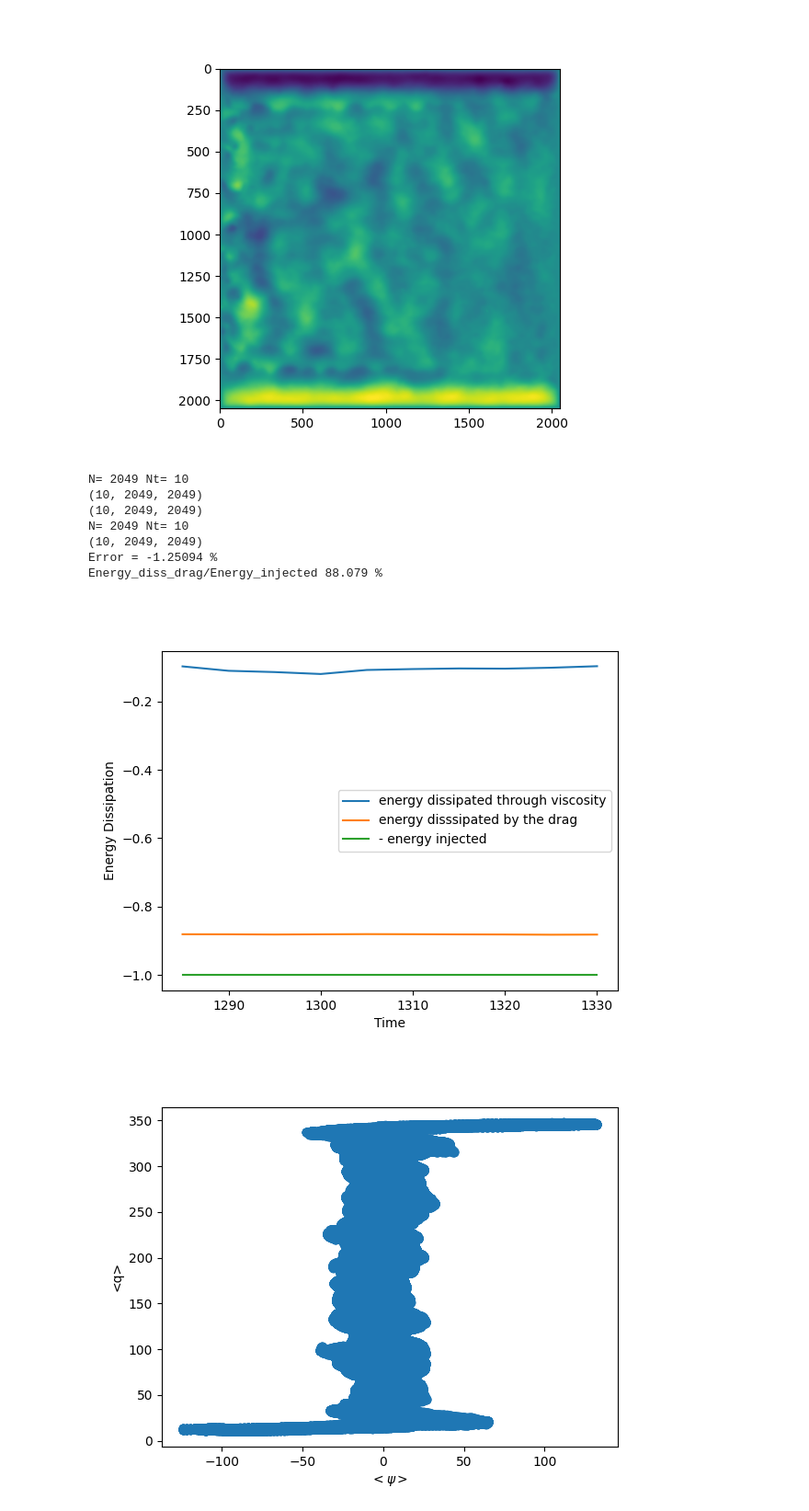
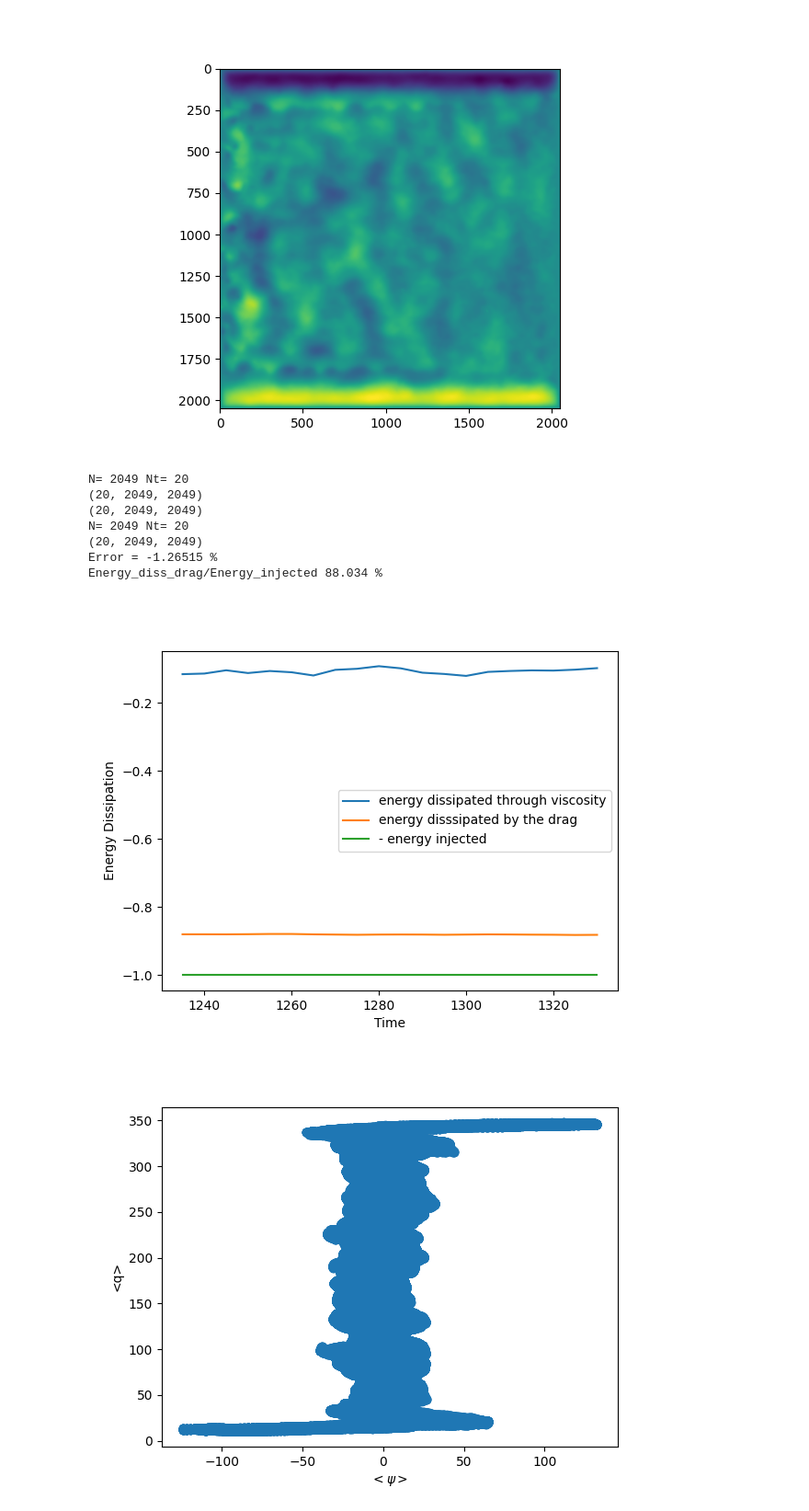
Before and after one commit to LennardMiller/Stage_M2, a Jupyter notebook: Fofonoff_and_Jets.ipynb, the cells around one changed output. Shown at 92% size. Drawn from its saved outputs; the diff is of its cells as text; code cells hidden in the pictures.

```diff
--- a/Fofonoff_and_Jets.ipynb
+++ b/Fofonoff_and_Jets.ipynb
@@ -83,7 +77,7 @@ psi shape (1308, 1, 385, 385)
 
 
 # Number of simulation
-n = 922
+n = 920
 
 # Choose between 'local' or 'dahu' or 'dahu_downsized'
 where = 'dahu'
@@ -160,7 +154,7 @@ shape of psi : (267, 2049, 2049)
 <matplotlib.image.AxesImage at 0x...>
 [figure]
 # %%
-time_start =10
+time_start =20
 psi_data = psi[-time_start:, :, :]
 q_data = q[-time_start:, :, :]
 
@@ -200,42 +194,42 @@ if n_hyper==6:
     enstro_diss=-nu_hyper*palenstro_tot
 
 #Dans le cas ou l'hyper visocisté est égale à 4:
 elif n_hyper==4:
 
     enstro_diss=nu_hyper*np.mean(lap_vorticity*q_data,axis=(1,2))
-
+enstro_diss=nu_hyper*
 mean_enstro_diss=float(np.mean(enstro_diss[:]))
 mean_energy_diss=float(np.mean(energy_diss[:]))
 mean_energy_inj=float(np.mean(energy_inj[:]))
 
 #computing the error of the energy dissipation
 print("Error =",round(-mean_energy_diss-mean_enstro_diss-mean_energy_inj,7)/mean_energy_inj*100,'%')
 
 
 ratioE=mean_energy_diss/mean_energy_inj*100
 print("Energy_diss_drag/Energy_injected",-round(ratioE,3),'%')
 
 plt.figure()
 
 plt.plot(t[-time_start:],enstro_diss,label='energy dissipated through viscosity')
 plt.plot(t[-time_start:],energy_diss,label='energy disssipated by the drag')
 plt.plot(t[-time_start:],-energy_inj,label='- energy injected')
 
 plt.legend()
 plt.xlabel('Time')
 plt.ylabel('Energy Dissipation')
 #plt.title('Evolution of Energy of the simu '+str(simu_name))
 #plt.savefig('./figures/Energy_Dissipation_'+str(simu_name)+'.png')
 plt.show()
 # %% [output]
-N= 2049 Nt= 10
-(10, 2049, 2049)
-(10, 2049, 2049)
-N= 2049 Nt= 10
-(10, 2049, 2049)
-Error = -1.25094 %
-Energy_diss_drag/Energy_injected 88.079 %
+N= 2049 Nt= 20
+(20, 2049, 2049)
+(20, 2049, 2049)
+N= 2049 Nt= 20
+(20, 2049, 2049)
+Error = -1.26515 %
+Energy_diss_drag/Energy_injected 88.034 %
-[figure, old version]
+[figure, new version]
 # %%
 #We plot the temporal mean streamfunction  and the temporal mean q
 startt=0
```
Also changed, not shown: parts of 1 cell of this notebook, 17 other files.
